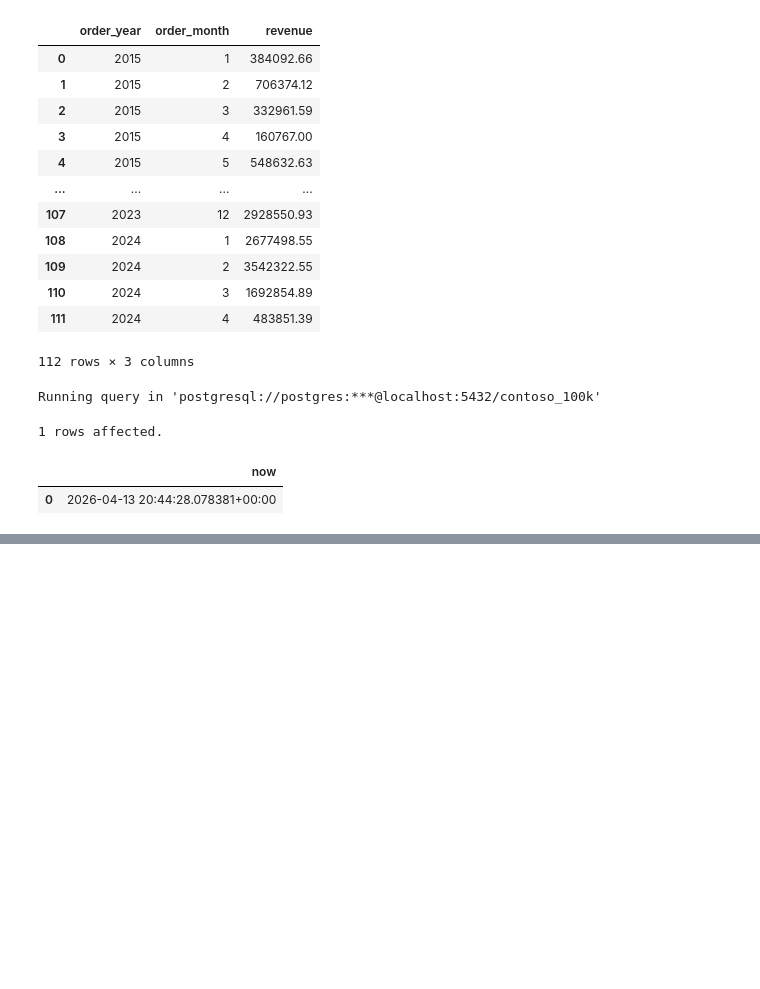
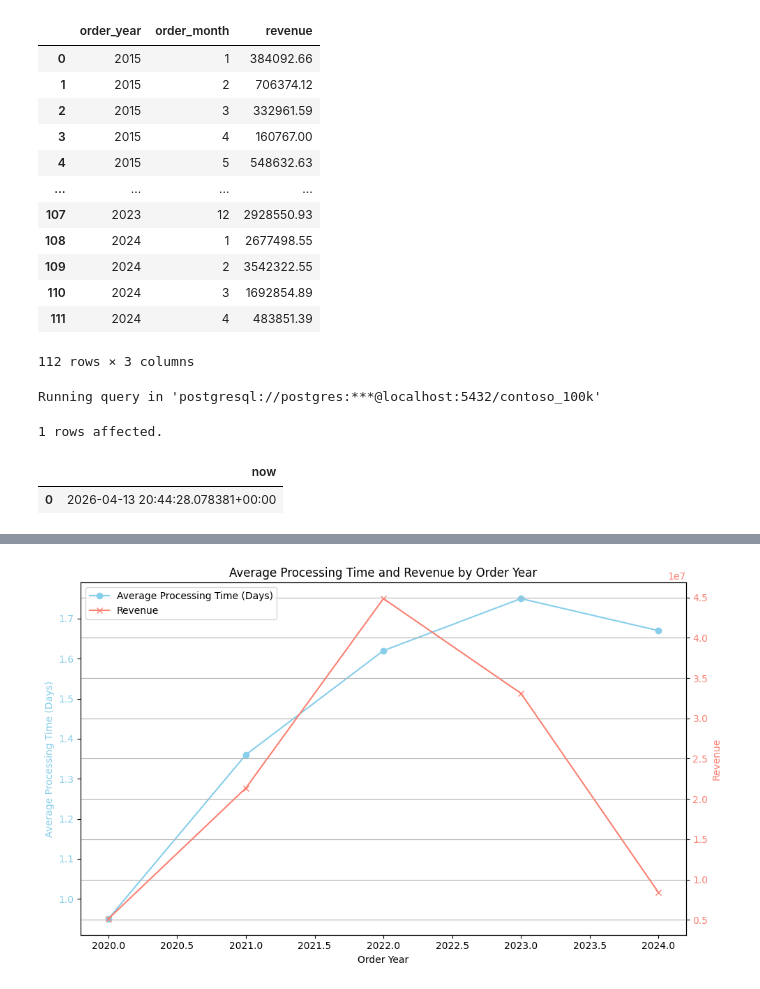
Before and after one commit to gurnursingh05/contoso, a Jupyter notebook: TimeandDate.ipynb, the cells around one changed output, grey strips where cells are left out. Saved outputs shown, nothing was run; the diff lists cells and outputs as text; code cells hidden in the pictures; blank space fills up the shorter version.

```diff
--- a/TimeandDate.ipynb
+++ b/TimeandDate.ipynb
@@ -199,0 +209,46 @@ Running query in 'postgresql://postgres:***@localhost:5432/contoso_100k'
+# %%
+import pandas as pd
+import matplotlib.pyplot as plt
+
+# Data provided by the user
+data = [{"index":0,"order_year":2020,"avg_processing_time":"\"0.95\"","revenue":5127557},{"index":1,"order_year":2021,"avg_processing_time":"\"1.36\"","revenue":21357977},{"index":2,"order_year":2022,"avg_processing_time":"\"1.62\"","revenue":44864557},{"index":3,"order_year":2023,"avg_processing_time":"\"1.75\"","revenue":33108566},{"index":4,"order_year":2024,"avg_processing_time":"\"1.67\"","revenue":8396527}]
+
+# Create a DataFrame from the data
+df = pd.DataFrame(data)
+
+# Convert avg_processing_time to numeric, stripping extra quotes
+df['avg_processing_time'] = df['avg_processing_time'].str.replace('"', '', regex=False).astype(float)
+
+# Set order_year as index for plotting
+df = df.set_index('order_year')
+
+# Create a figure and a set of subplots
+fig, ax1 = plt.subplots(figsize=(10, 6))
+
+# Plot average processing time on the first y-axis
+ax1.plot(df.index, df['avg_processing_time'], color='skyblue', marker='o', label='Average Processing Time (Days)')
+ax1.set_xlabel('Order Year')
+ax1.set_ylabel('Average Processing Time (Days)', color='skyblue')
+ax1.tick_params(axis='y', labelcolor='skyblue')
+
+# Create a second y-axis that shares the same x-axis
+ax2 = ax1.twinx()
+
+# Plot revenue on the second y-axis
+ax2.plot(df.index, df['revenue'], color='salmon', marker='x', label='Revenue')
+ax2.set_ylabel('Revenue', color='salmon')
+ax2.tick_params(axis='y', labelcolor='salmon')
+
+# Add title and grid
+plt.title('Average Processing Time and Revenue by Order Year')
+fig.tight_layout() # Adjust layout to prevent overlapping
+
+# Add legends
+lines, labels = ax1.get_legend_handles_labels()
+lines2, labels2 = ax2.get_legend_handles_labels()
+ax2.legend(lines + lines2, labels + labels2, loc='upper left')
+
+plt.grid(True)
+plt.show()
+# %% [output]
+[figure, added]
```
Also changed, not shown: parts of 5 cells of this notebook.
